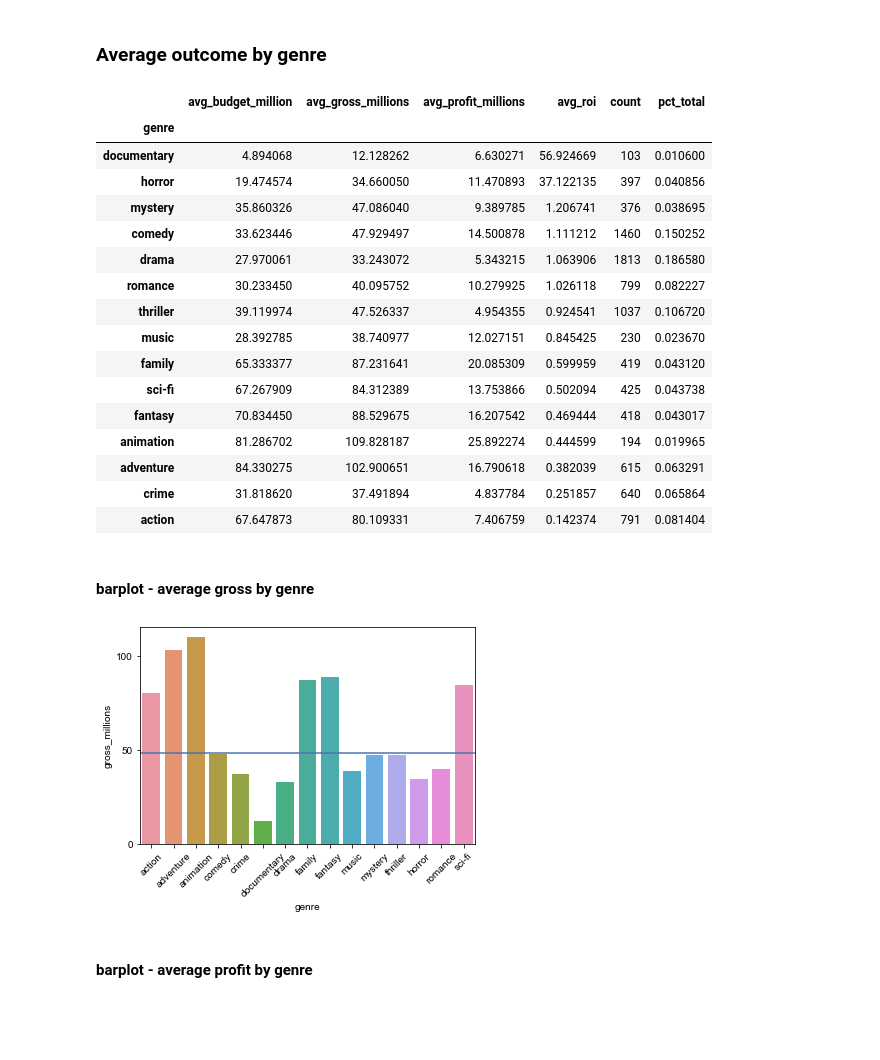
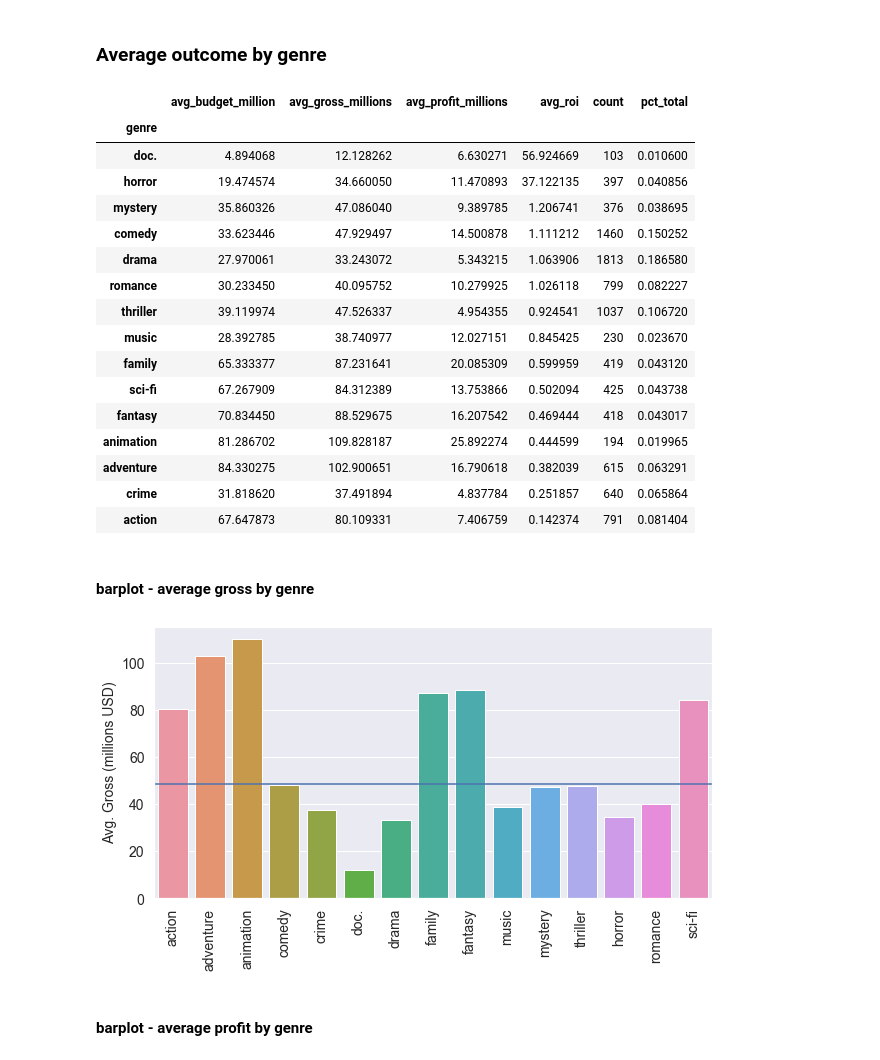
Before and after one commit to kristinkspanos/data_analysis_movie_studio, a Jupyter notebook: assignment_2_movie_data.ipynb, the cells around one changed output. Drawn from its saved outputs; the diff is of its cells as text; code cells hidden in the pictures; blank space fills up the shorter version.

```diff
--- a/assignment_2_movie_data.ipynb
+++ b/assignment_2_movie_data.ipynb
@@ -852,13 +897,15 @@ genre_avg_df = genre_avg_df.rename(columns = {'gross_millions': 'avg_gross_milli
                                               'roi':'avg_roi',
                                      'color':'total_num'})
 
+genre_avg_df = genre_avg_df.rename(index={'documentary':'doc.'})
+
 genre_avg_df.sort_values(by = 'avg_roi', ascending = False)
 
 #genre_df.to_csv('genre_df.csv')
 # %% [output]
 |  | avg_budget_million | avg_gross_millions | avg_profit_millions | avg_roi | count | pct_total |
 | genre |  |  |  |  |  |  |
-| documentary | 4.894068 | 12.128262 | 6.630271 | 56.924669 | 103 | 0.010600 |
+| doc. | 4.894068 | 12.128262 | 6.630271 | 56.924669 | 103 | 0.010600 |
 | horror | 19.474574 | 34.660050 | 11.470893 | 37.122135 | 397 | 0.040856 |
 | mystery | 35.860326 | 47.086040 | 9.389785 | 1.206741 | 376 | 0.038695 |
 | comedy | 33.623446 | 47.929497 | 14.500878 | 1.111212 | 1460 | 0.150252 |
@@ -877,15 +924,17 @@ genre_avg_df.sort_values(by = 'avg_roi', ascending = False)
 #### barplot - average gross by genre
 # %%
 plt.clf()
-genre_avg_gross = sns.barplot(x= genre_avg.index, y="gross_millions", data=genre_avg)
-genre_avg_gross.set_xticklabels(genre_avg_gross.get_xticklabels(),rotation=45)
-genre_avg_gross.axhline(mean_gross)
-sns.set(rc={'figure.figsize':(20,20)})
-sns.set(font_scale=2)
+genre_avg_gross = sns.barplot(x= genre_avg_df.index, y="avg_gross_millions", data=genre_avg_df)
+genre_avg_gross.set_xticklabels(genre_avg_gross.get_xticklabels(),rotation=90, fontsize = 14)
+genre_avg_gross.set_yticklabels([0,20,40,60,80,100], fontsize = 14)
+genre_avg_gross.set_ylabel("Avg. Gross (millions USD)", fontsize = 14)
+genre_avg_gross.set_xlabel('', fontsize = 14)
+genre_avg_gross.axhline(movies['gross_millions'].mean())
+sns.set(rc={'figure.figsize':(10,5)})
 
-#plt.savefig('genre_avg_gross.png')
+plt.savefig('genre_avg_gross.png', dpi = 100, bbox_inches = 'tight')
 # %% [output]
-[figure, old version]
+[figure, new version]
 # %% [markdown]
 #### barplot - average profit by genre
 # %%
```
Also changed, not shown: parts of 45 cells of this notebook.
